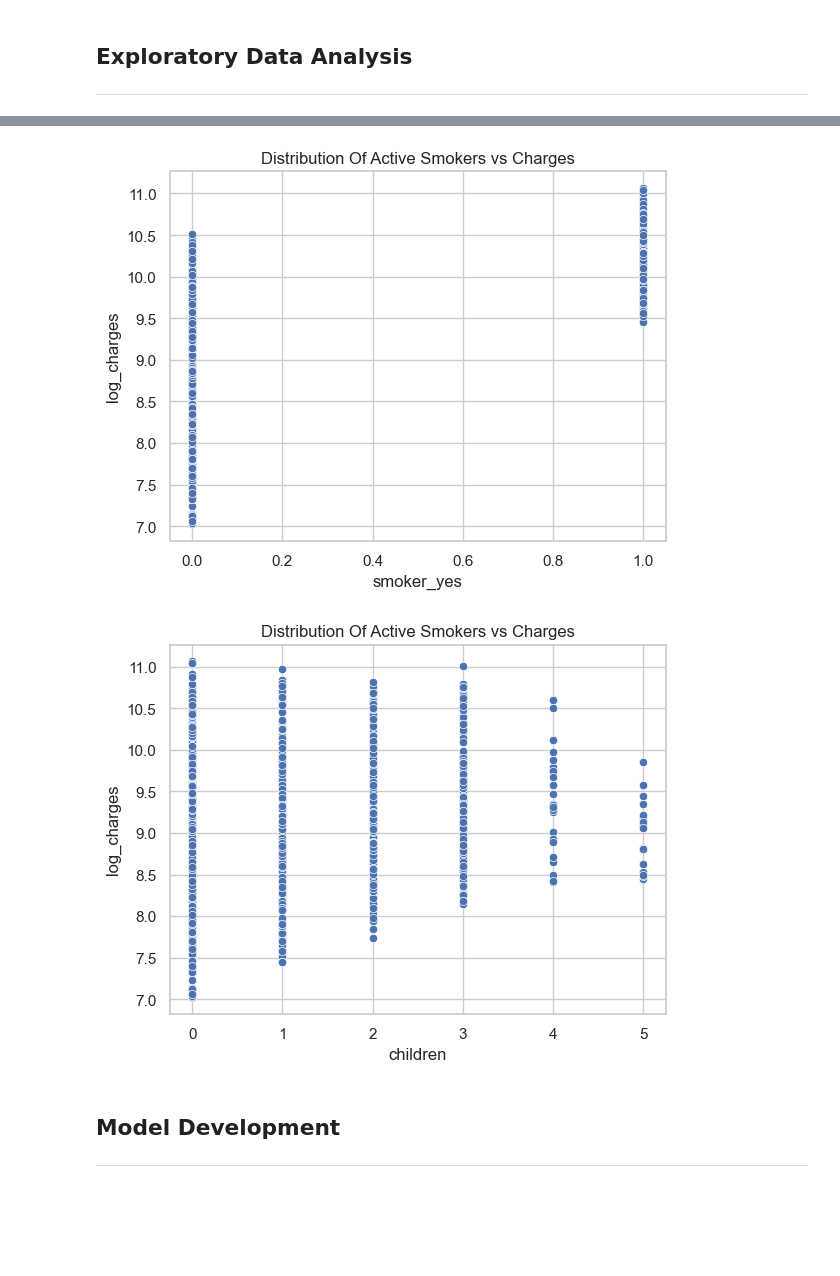
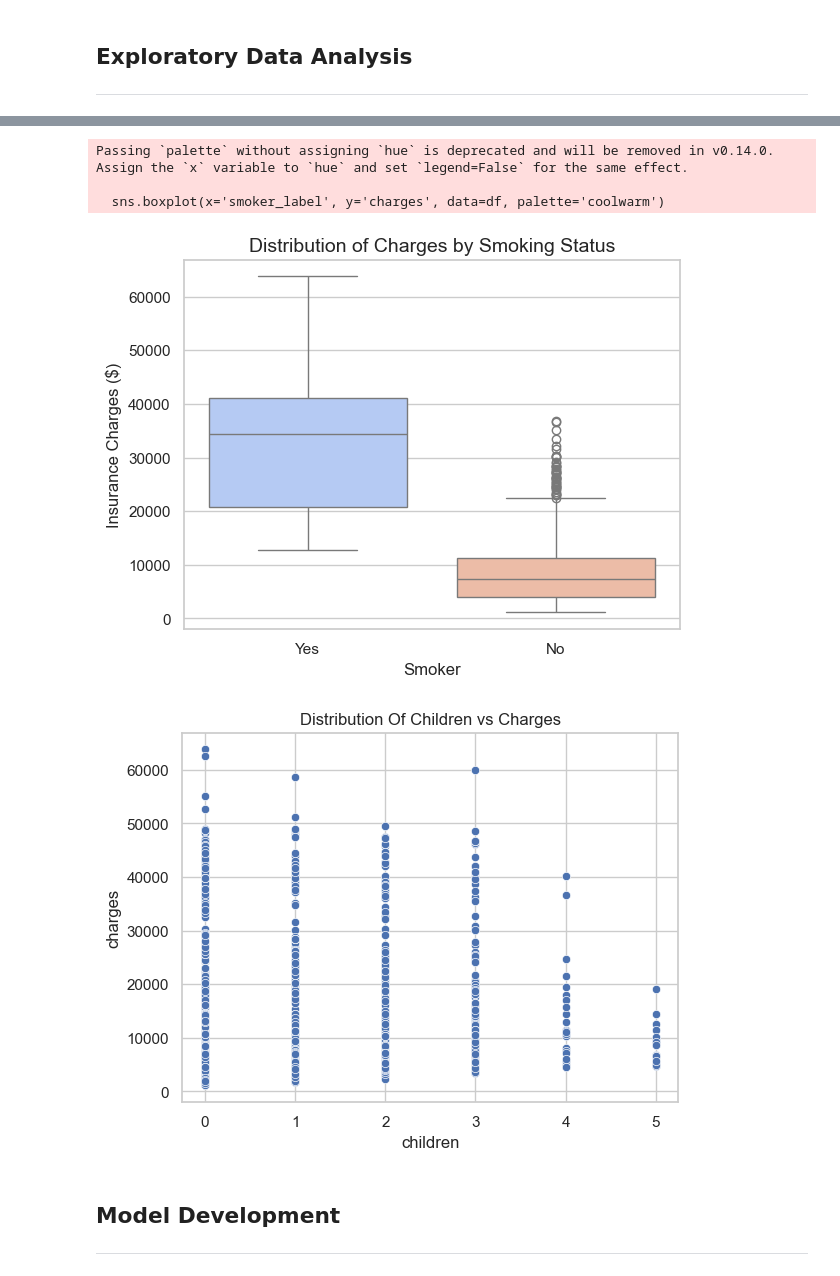
Before and after one commit to ifubaraboye/MLProjects, a Jupyter notebook: notebook/HealthInsuranceMultiModel.ipynb, the cells around one changed output, grey strips where cells are left out. Saved outputs shown, nothing was run; the diff lists cells and outputs as text; code cells hidden in the pictures; blank space fills up the shorter version.

```diff
--- a/notebook/HealthInsuranceMultiModel.ipynb
+++ b/notebook/HealthInsuranceMultiModel.ipynb
@@ -222,3 +212,0 @@ df
-# %%
-df['log_charges'] = np.log(df['charges'])
-df.drop('charges', axis=1)
@@ -300,23 +273,31 @@ plt.show()
 # %%
-sns.set(style='whitegrid')
-sns.scatterplot(x='smoker_yes', y='log_charges' , data=df)
-plt.title('Distribution Of Active Smokers vs Charges')
+df['smoker_label'] = df['smoker_yes'].map({0: 'No', 1: 'Yes'})
+
+# Plot a boxplot to visualize the charge distribution by smoker status
+sns.boxplot(x='smoker_label', y='charges', data=df, palette='coolwarm')
+
+plt.title('Distribution of Charges by Smoking Status', fontsize=14)
+plt.xlabel('Smoker')
+plt.ylabel('Insurance Charges ($)')
 plt.show()
 #Huge separation visible:
 #smoker_yes → much higher log_charges
 #smoker_no → lower log_charges
 #This means smoking status is a major factor affecting insurance cost.
 # %% [output]
+Passing `palette` without assigning `hue` is deprecated and will be removed in v0.14.0. Assign the `x` variable to `hue` and set `legend=False` for the same effect.
+
+  sns.boxplot(x='smoker_label', y='charges', data=df, palette='coolwarm')
-[figure, old version]
+[figure, new version]
 # %%
 sns.set(style='whitegrid')
-sns.scatterplot(x='children', y='log_charges' , data=df)
-plt.title('Distribution Of Active Smokers vs Charges')
+sns.scatterplot(x='children', y='charges' , data=df)
+plt.title('Distribution Of Children vs Charges')
 plt.show()
 # Children vs. log_charges
 # No strong relationship — the number of children doesn’t significantly affect charges.
 # %% [output]
-[figure, old version]
+[figure, new version]
 # %% [markdown]
 ## Model Development
 ---
```
Also changed, not shown: parts of 27 cells of this notebook.
